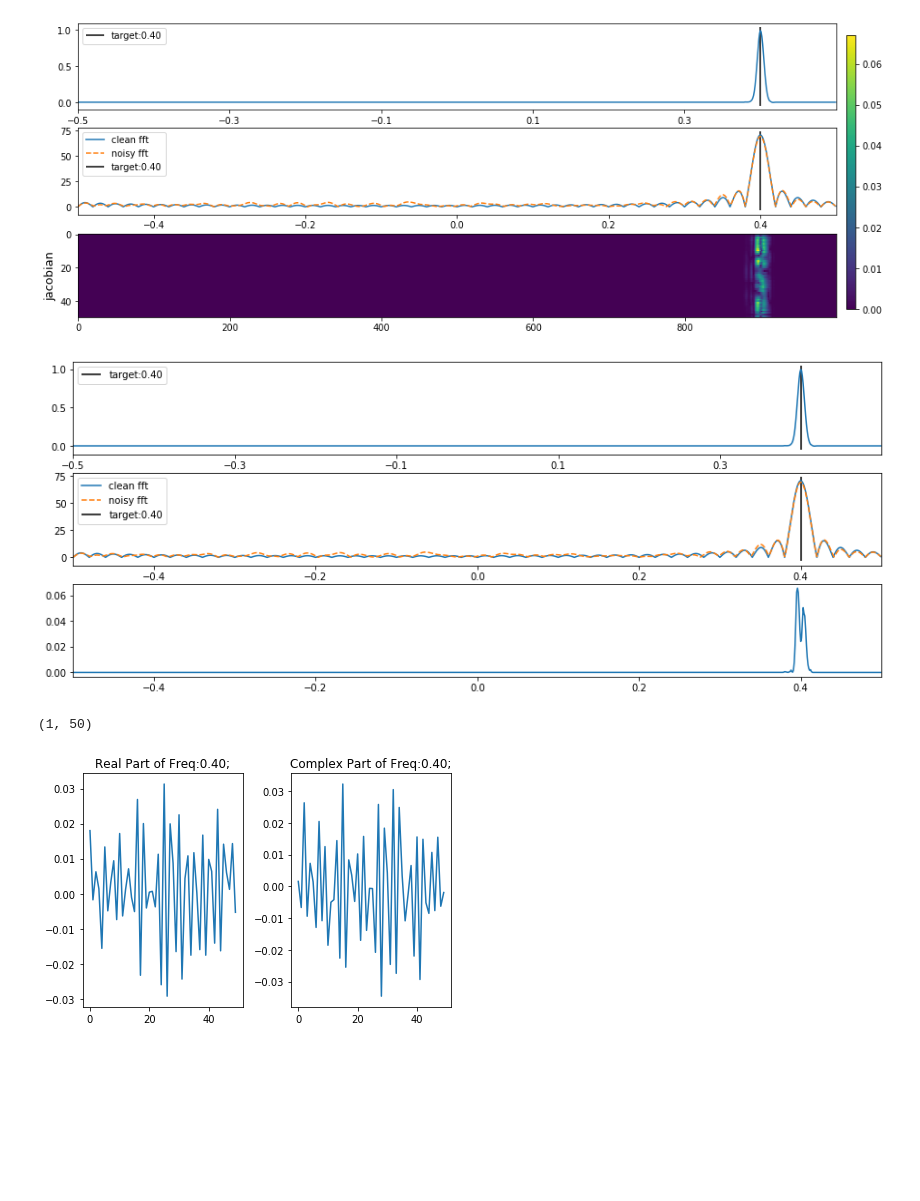
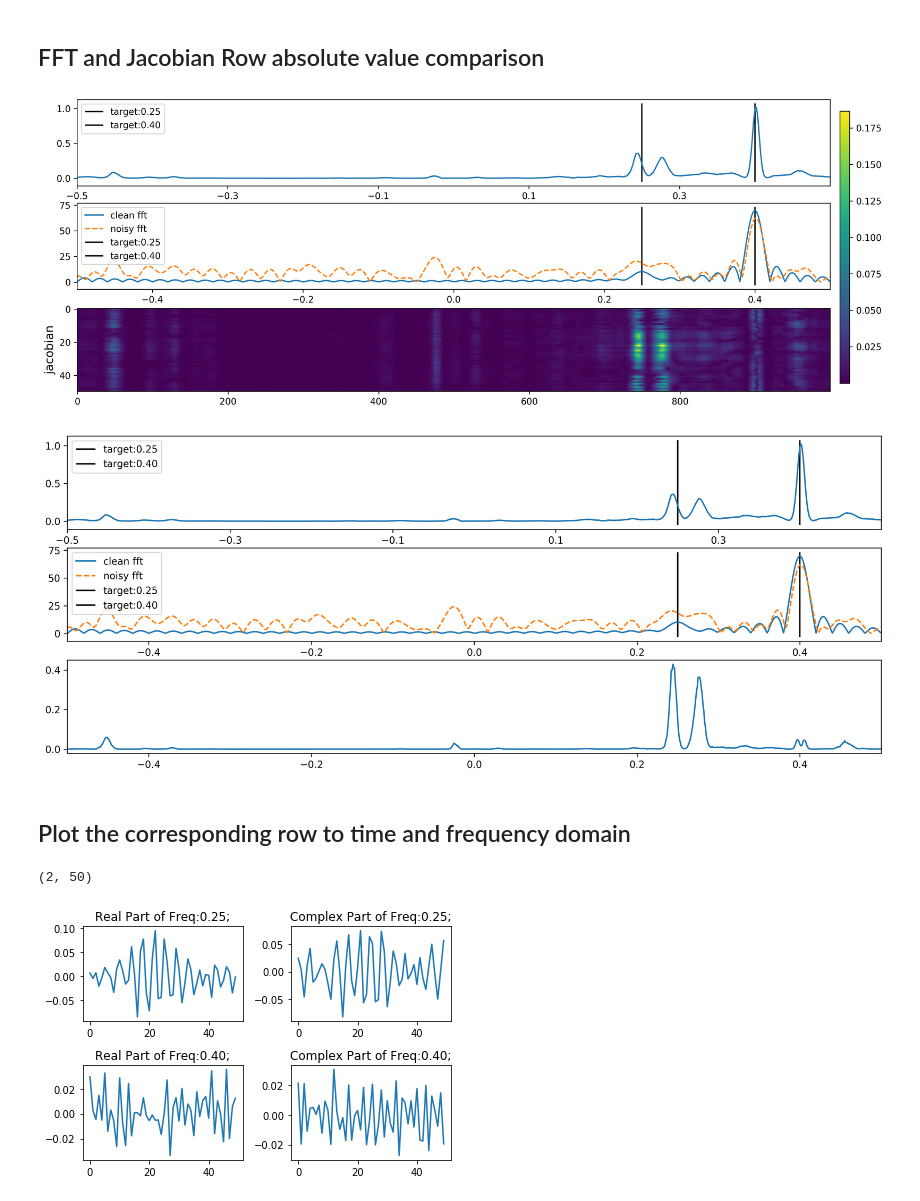
Before and after one commit to bofei5675/DeepFreq, a Jupyter notebook: filter.ipynb, the cells around one changed output. Cells and saved outputs as stored; diff of their text form; code cells hidden in the pictures; blank space fills up the shorter version.

```diff
--- a/filter.ipynb
+++ b/filter.ipynb
@@ -23,6 +25,6 @@ def find_neariest_idx(signal_fr, xgrid):
 # %%
-fr_path = 'checkpoint/model_snr_30_bias_no/fr/epoch_300.pth'
-fc_path = 'checkpoint/model_snr_30_bias_no/fc/epoch_300.pth'
+fr_path = 'checkpoint/model_snr_1_bias_no/fr/epoch_300.pth'
+fc_path = 'checkpoint/model_snr_1_bias_no/fc/epoch_300.pth'
 data_dir = 'test_dataset'
 device = torch.device('cuda' if torch.cuda.is_available() else 'cpu')
 #load models
@@ -203,3 +210,12 @@ def generate_report_plots(num_samples=2, signal_dim=50, min_sep=1., snr=30, fixe
             pdf.savefig(fig3)
             pdf.savefig(fig4)
             pdf.close()
+# %%
+# hyper parameter setting
+num_samples=10
+signal_dim=50
+min_sep=1.
+snr=1
+#fixed_freq = [0.1,0.15, 0.2, 0.25, 0.3, 0.35, 0.4] # set None for  random frequency
+fixed_freq = [0.4, 0.25]
+num_freq=len(fixed_freq)
@@ -239,0 +255,10 @@ jacobian, inputs, outputs = compute_jacobian_and_bias(noisy_signal, fr_module)
+# %%
+fig, ax = plt.subplots(1, 1, figsize=(15, 6), dpi=300)
+xgrid = np.linspace(-0.5, 0.5, fr_module.fr_size, endpoint=False)
+ax.plot(xgrid, outputs[0])
+ax.set_xticks(np.arange(-0.5, 0.5, 0.2))
+ylim = ax.get_ylim()
+for i in range(signal_fr.shape[0]):
+    ax.vlines(signal_fr[i],ymin=ylim[0], ymax=ylim[1],label='target:{:4.2f}'.format(signal_fr[i]))
+ax.legend()
+ax.set_xlim(-0.5, 0.5)
@@ -240,34 +268,36 @@ jacobian, inputs, outputs = compute_jacobian_and_bias(noisy_signal, fr_module)
 # %%
 fft_filter = jacobian[0] - 1j * jacobian[1]
+# %% [markdown]
+## FFT  and Jacobian Row absolute value comparison
 # %%
-fig, ax = plt.subplots(3, 1, figsize=(15, 6))
+fig, ax = plt.subplots(3, 1, figsize=(15, 6), dpi=300)
 xgrid = np.linspace(-0.5, 0.5, fr_module.fr_size, endpoint=False)
 ax[0].plot(xgrid, outputs[0])
 ax[0].set_xticks(np.arange(-0.5, 0.5, 0.2))
 ylim = ax[0].get_ylim()
 for i in range(signal_fr.shape[0]):
     ax[0].vlines(signal_fr[i],ymin=ylim[0], ymax=ylim[1],label='target:{:4.2f}'.format(signal_fr[i]))
 ax[0].legend()
 ax[0].set_xlim(-0.5, 0.5)
 ax[1].plot(xgrid, np.abs(clean_signal_fft),label='clean fft')
 ax[1].plot(xgrid, np.abs(noisy_signal_fft),'--', label='noisy fft')
 ax[1].set_xlim(-0.5, 0.5)
 ylim = ax[1].get_ylim()
 for i in range(signal_fr.shape[0]):
     ax[1].vlines(signal_fr[i],ymin=ylim[0], ymax=ylim[1],label='target:{:4.2f}'.format(signal_fr[i]))
 ax[1].legend()
 im = ax[2].imshow(np.abs(fft_filter))
 ax[2].set_aspect(2.2)
 ax[2].set_ylabel('jacobian', fontsize=13)
 
 fig.subplots_adjust(right=0.9)
 cbar_ax = fig.add_axes([0.91, 0.15, 0.01, 0.7])
 fig.colorbar(im, cax=cbar_ax)
 plt.show()
 # %% [output]
-[figure, old version]
+[figure, new version]
 # %%
-fig, ax = plt.subplots(3, 1, figsize=(15, 6))
+fig, ax = plt.subplots(3, 1, figsize=(15, 6),dpi=300)
 xgrid = np.linspace(-0.5, 0.5, fr_module.fr_size, endpoint=False)
 ax[0].plot(xgrid, outputs[0])
 ax[0].set_xticks(np.arange(-0.5, 0.5, 0.2))
@@ -292,14 +322,16 @@ ax[2].set_xlim(-0.5, 0.5)
 fig.subplots_adjust(right=0.9)
 plt.show()
 # %% [output]
-[figure, old version]
+[figure, new version]
+# %% [markdown]
+## Plot the corresponding row to time and frequency domain
 # %%
 indices = find_neariest_idx(signal_fr, xgrid)
 target_filter = fft_filter.T[indices]
 # %%
 target_filter.shape
 # %% [output]
-(1, 50)
+(2, 50)
 # %%
 # time domain
 fig, ax = plt.subplots(target_filter.shape[0], 2)
@@ -316,7 +348,7 @@ for idx, filt in enumerate(target_filter):
         ax[1].set_title('Complex Part of Freq:{:4.2f};'.format(signal_fr[idx]))
 plt.tight_layout()
 # %% [output]
-[figure, old version]
+[figure, new version]
 # %%
 # fft domian of signals
 fig, ax = plt.subplots(target_filter.shape[0], 1,  dpi=300)
```
Also changed, not shown: parts of 43 cells of this notebook, 8 other files.
